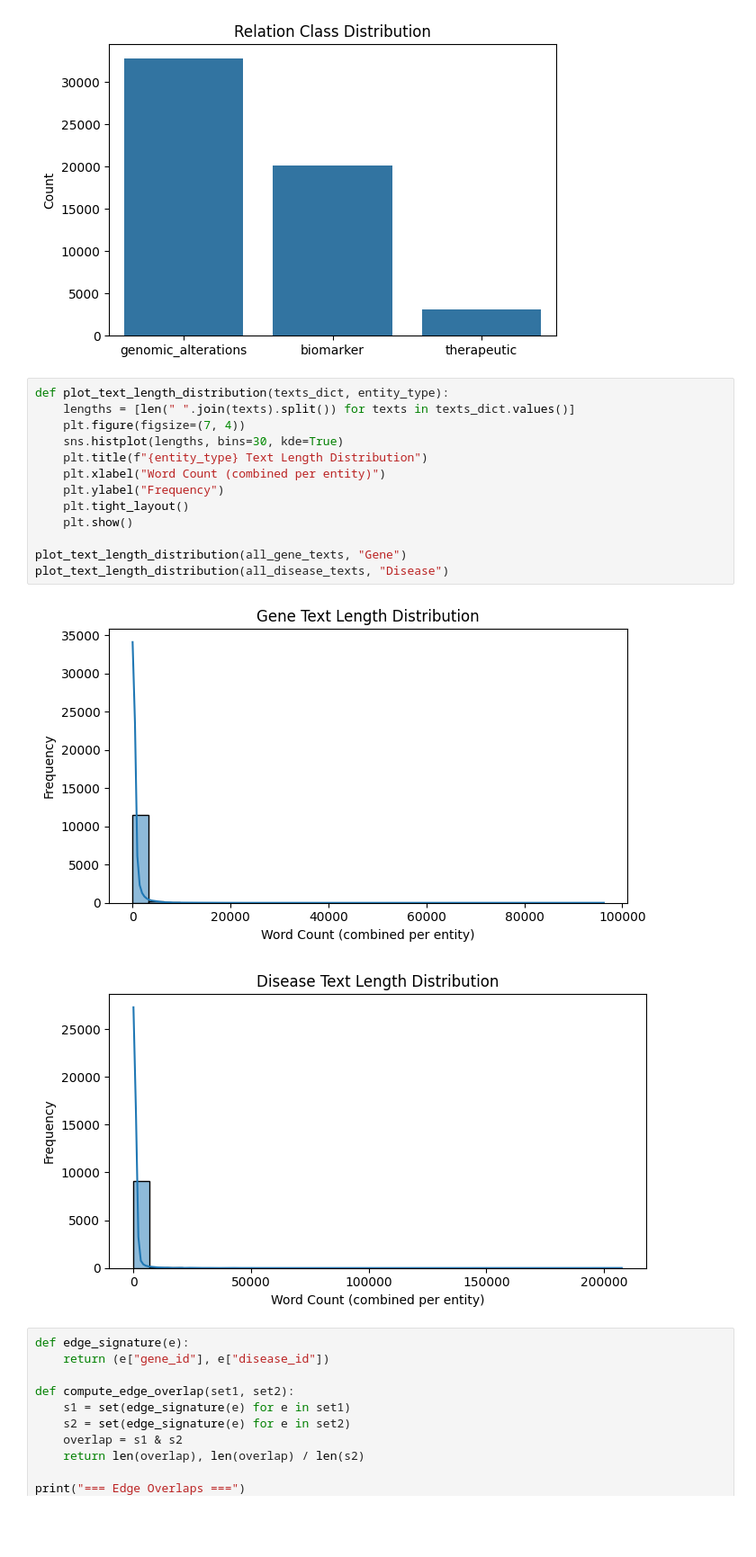
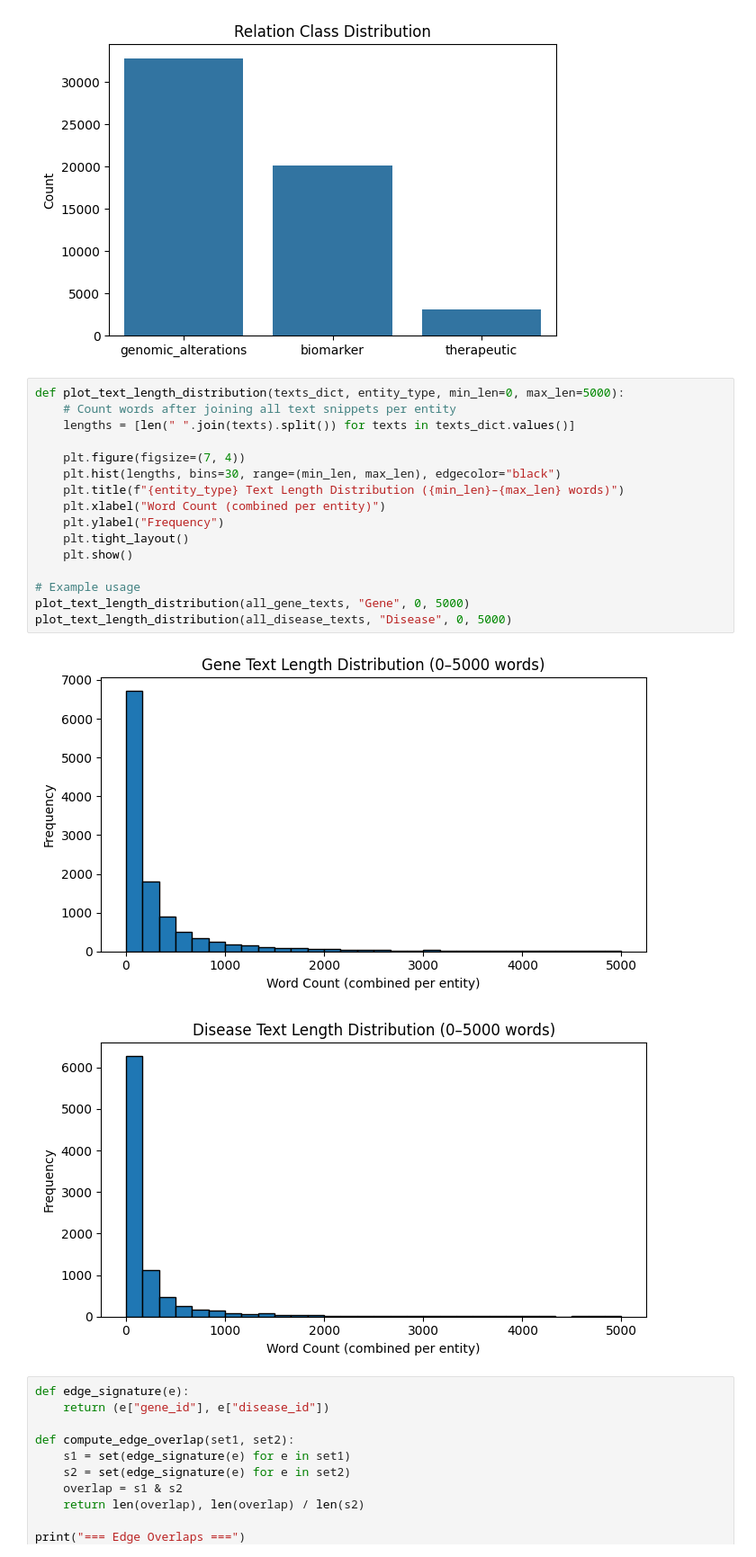
Before and after one commit to Royef/TBGA-Gene-Disease-Association-, a Jupyter notebook: TBGA_ Gene Disease Association Data-final.ipynb, the cells around one changed output. Shown at 90% size. Cells and saved outputs as stored; diff of their text form; blank space fills up the shorter version.

```diff
--- a/TBGA_ Gene Disease Association Data-final.ipynb
+++ b/TBGA_ Gene Disease Association Data-final.ipynb
@@ -251,21 +265,24 @@ plot_relation_balance(train_edges)
 # %% [output]
 [figure]
 # %%
-def plot_text_length_distribution(texts_dict, entity_type):
+def plot_text_length_distribution(texts_dict, entity_type, min_len=0, max_len=5000):
+    # Count words after joining all text snippets per entity
     lengths = [len(" ".join(texts).split()) for texts in texts_dict.values()]
+
     plt.figure(figsize=(7, 4))
-    sns.histplot(lengths, bins=30, kde=True)
-    plt.title(f"{entity_type} Text Length Distribution")
+    plt.hist(lengths, bins=30, range=(min_len, max_len), edgecolor="black")
+    plt.title(f"{entity_type} Text Length Distribution ({min_len}–{max_len} words)")
     plt.xlabel("Word Count (combined per entity)")
     plt.ylabel("Frequency")
     plt.tight_layout()
     plt.show()
 
-plot_text_length_distribution(all_gene_texts, "Gene")
-plot_text_length_distribution(all_disease_texts, "Disease")
+# Example usage
+plot_text_length_distribution(all_gene_texts, "Gene", 0, 5000)
+plot_text_length_distribution(all_disease_texts, "Disease", 0, 5000)
 # %% [output]
-[figure, old version]
+[figure, new version]
-[figure, old version]
+[figure, new version]
 # %%
 def edge_signature(e):
     return (e["gene_id"], e["disease_id"])
```
Also changed, not shown: parts of 2 cells of this notebook.
